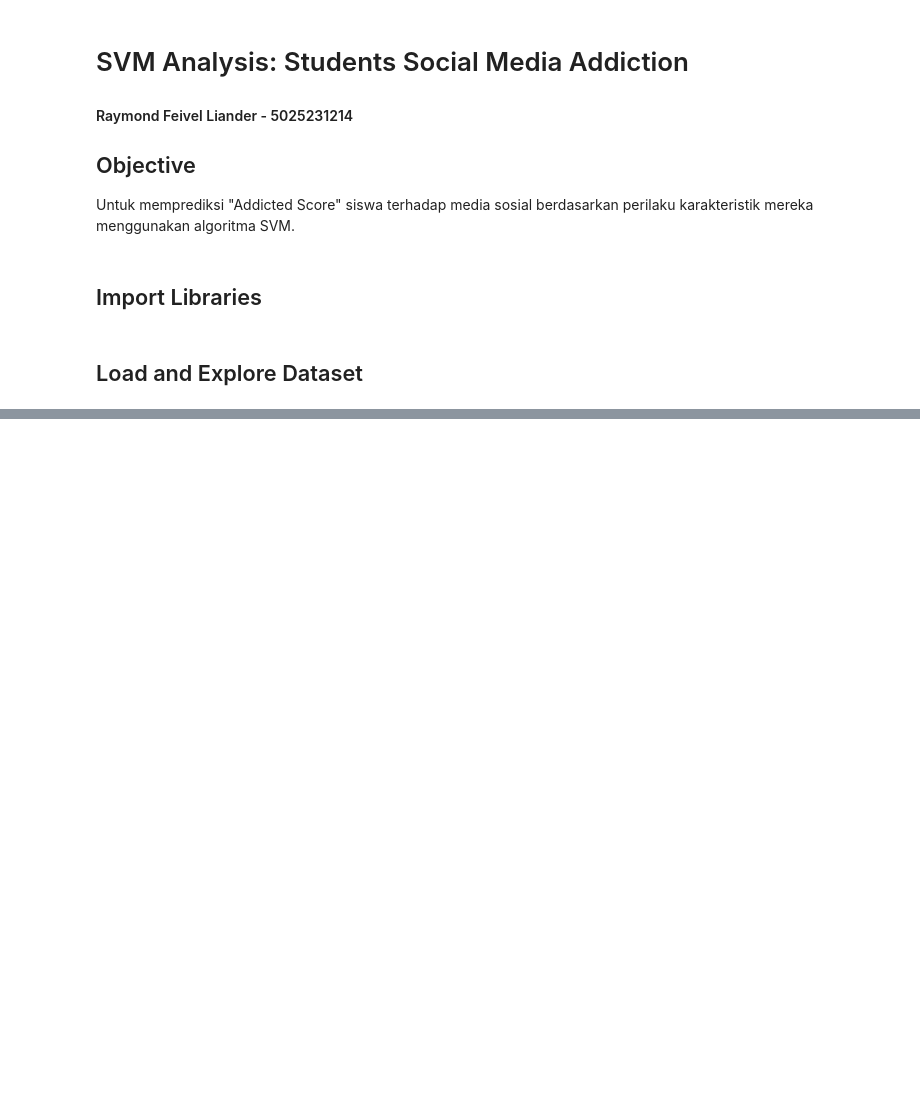
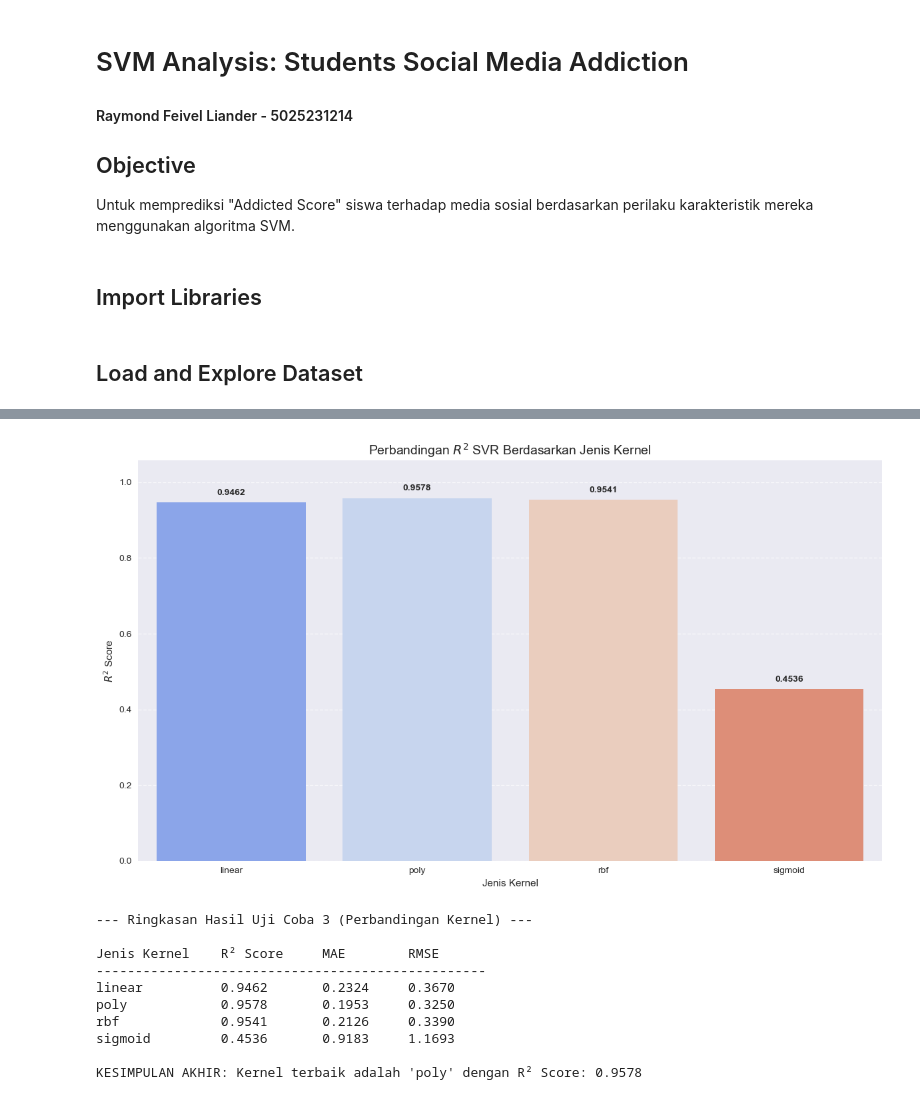
Before and after one commit to tsaqifimtinan/finalproject-kel-8-pm-d, a Jupyter notebook: svm/svm_analysis.ipynb, the cells around one changed output, grey strips where cells are left out. Drawn from its saved outputs; the diff is of its cells as text; code cells hidden in the pictures; blank space fills up the shorter version.

```diff
--- a/svm/svm_analysis.ipynb
+++ b/svm/svm_analysis.ipynb
@@ -480,0 +295,68 @@ Performa model sangat bergantung pada kualitas dan relevansi fitur-fitur yang te
+# %%
+print("\n--- Uji Coba 3: Parameter Tuning (Perbandingan Kernel) ---")
+print("=" * 70)
+
+# Daftar kernel yang akan diuji
+kernels_to_test = ['linear', 'poly', 'rbf', 'sigmoid']
+
+# Dictionary untuk menyimpan hasil Uji Coba 3
+results_uc3 = {}
+
+# Loop melalui setiap kernel dan latih/evaluasi model SVR
+for kernel in kernels_to_test:
+    print(f"\nMelatih dan mengevaluasi SVR dengan Kernel: '{kernel}'")
+    print("-" * (40 + len(kernel)))
+
+    svr_model = SVR(kernel=kernel)
+
+    # Latih model
+    svr_model.fit(X_for_uc3_train, y_train_uc2)
+
+    # Buat prediksi
+    y_pred = svr_model.predict(X_for_uc3_test)
+
+    # Hitung metrik
+    r2 = r2_score(y_test_uc2, y_pred)
+    mae = mean_absolute_error(y_test_uc2, y_pred)
+    rmse = np.sqrt(mean_squared_error(y_test_uc2, y_pred))
+
+    results_uc3[kernel] = {
+        'R2': r2,
+        'MAE': mae,
+        'RMSE': rmse
+    }
+
+    print(f"   R² Score: {r2:.4f}")
+    print(f"   MAE: {mae:.4f}")
+    print(f"   RMSE: {rmse:.4f}")
+
+# Plotting R^2 comparison for Uji Coba 3 (Kernels)
+plt.figure(figsize=(12, 7))
+r2_scores_uc3 = {k: v['R2'] for k, v in results_uc3.items()}
+sns.barplot(x=list(r2_scores_uc3.keys()), y=list(r2_scores_uc3.values()), hue=list(r2_scores_uc3.keys()), palette='coolwarm', legend=False)
+plt.title('Perbandingan $R^2$ SVR Berdasarkan Jenis Kernel', fontsize=14)
+plt.xlabel('Jenis Kernel')
+plt.ylabel('$R^2$ Score')
+plt.ylim(min(0, min(r2_scores_uc3.values()) - 0.1), max(1, max(r2_scores_uc3.values()) + 0.1))
+for index, value in enumerate(list(r2_scores_uc3.values())):
+    plt.text(index, value + 0.02, f'{value:.4f}', ha='center', fontweight='bold')
+plt.grid(axis='y', linestyle='--', alpha=0.7)
+plt.tight_layout()
+plt.show()
+
+# Ringkasan Hasil Uji Coba 3
+print("\n--- Ringkasan Hasil Uji Coba 3 (Perbandingan Kernel) ---")
+print(f"\n{'Jenis Kernel':<15} {'R² Score':<12} {'MAE':<10} {'RMSE':<10}")
+print("-" * 50)
+best_kernel_r2 = -np.inf
+best_kernel_name = ""
+
+for kernel, metrics in results_uc3.items():
+    r2, mae, rmse = metrics['R2'], metrics['MAE'], metrics['RMSE']
+    if r2 > best_kernel_r2:
+        best_kernel_r2 = r2
+        best_kernel_name = kernel
+    print(f"{kernel:<15} {r2:<12.4f} {mae:<10.4f} {rmse:<10.4f}")
+
+print(f"\nKESIMPULAN AKHIR: Kernel terbaik adalah '{best_kernel_name}' dengan R² Score: {best_kernel_r2:.4f}")
+# %% [output]
@@ -480,0 +380,11 @@ Performa model sangat bergantung pada kualitas dan relevansi fitur-fitur yang te
+[figure, added]
+--- Ringkasan Hasil Uji Coba 3 (Perbandingan Kernel) ---
+
+Jenis Kernel    R² Score     MAE        RMSE
+--------------------------------------------------
+linear          0.9462       0.2324     0.3670
+poly            0.9578       0.1953     0.3250
+rbf             0.9541       0.2126     0.3390
+sigmoid         0.4536       0.9183     1.1693
+
+KESIMPULAN AKHIR: Kernel terbaik adalah 'poly' dengan R² Score: 0.9578
```
Also changed, not shown: parts of 22 cells of this notebook.
